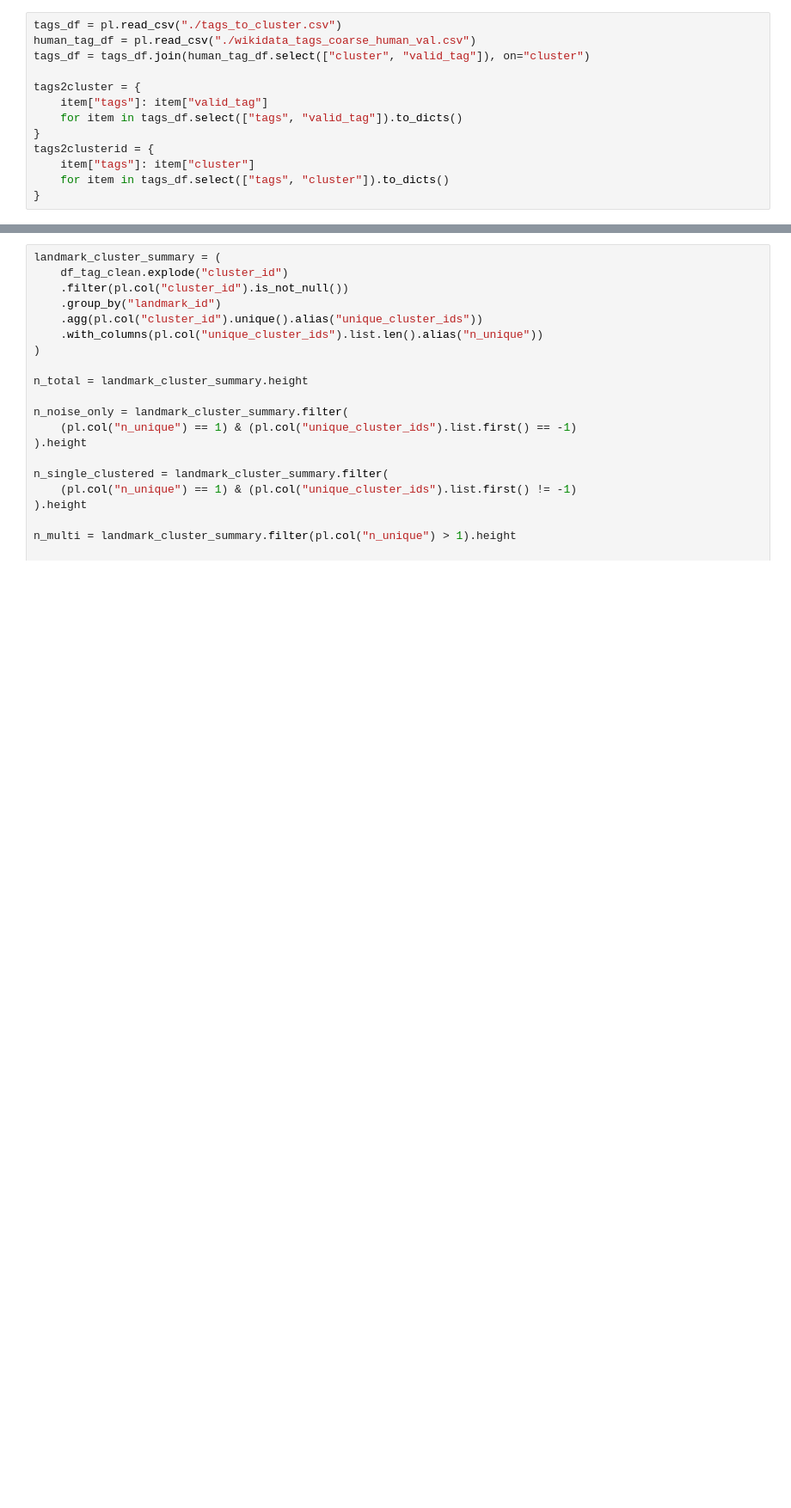
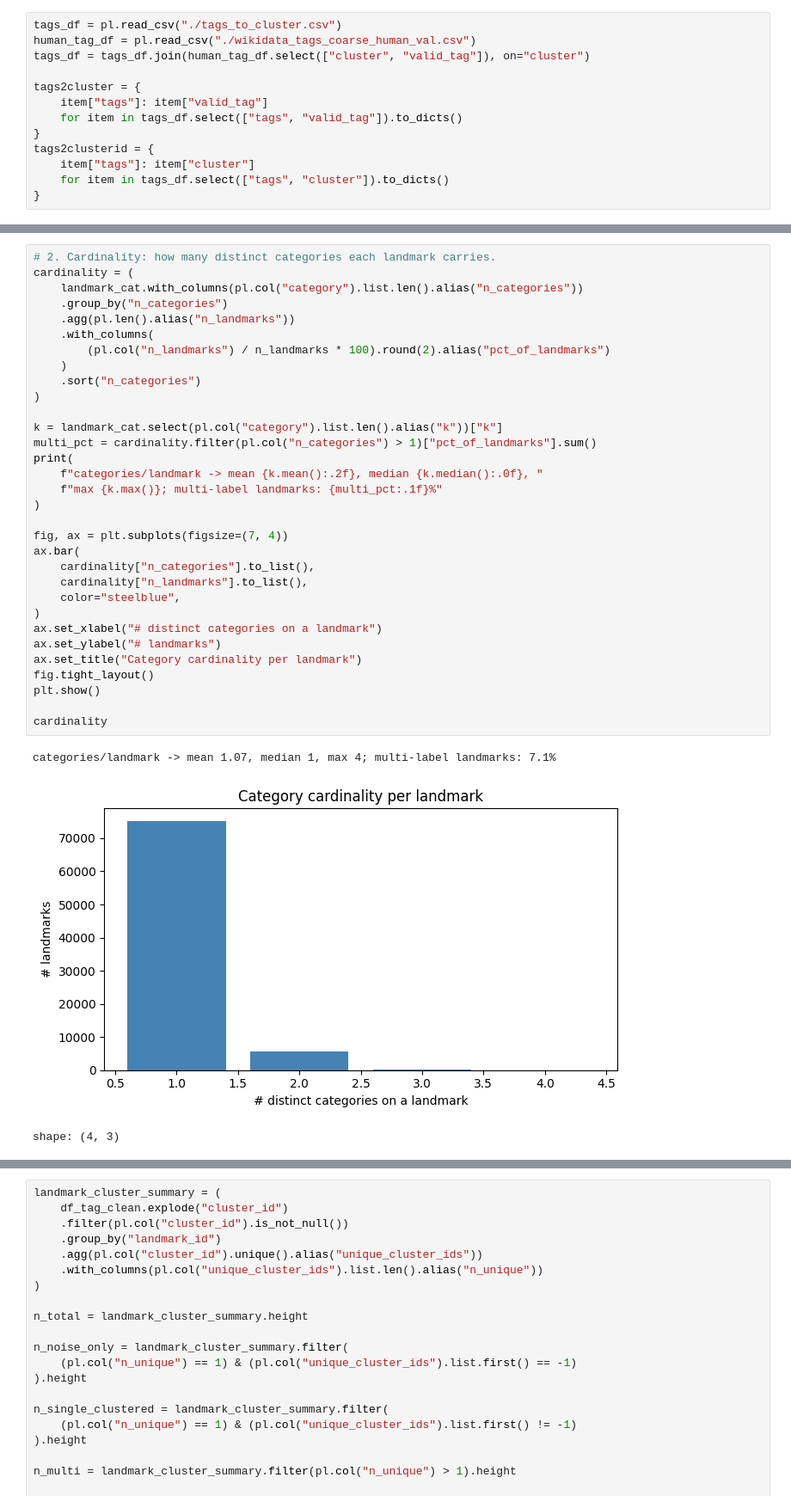
Before and after one commit to fhrzn/geocir, a Jupyter notebook: notebooks/wikidata.ipynb, the cells around one changed output, grey strips where cells are left out. Shown at 86% size. Drawn from its saved outputs; the diff is of its cells as text; blank space fills up the shorter version.

```diff
--- a/notebooks/wikidata.ipynb
+++ b/notebooks/wikidata.ipynb
@@ -537,0 +770,36 @@ df_tag_clean = df_tag_clean.with_columns(
+# %%
+# 2. Cardinality: how many distinct categories each landmark carries.
+cardinality = (
+    landmark_cat.with_columns(pl.col("category").list.len().alias("n_categories"))
+    .group_by("n_categories")
+    .agg(pl.len().alias("n_landmarks"))
+    .with_columns(
+        (pl.col("n_landmarks") / n_landmarks * 100).round(2).alias("pct_of_landmarks")
+    )
+    .sort("n_categories")
+)
+
+k = landmark_cat.select(pl.col("category").list.len().alias("k"))["k"]
+multi_pct = cardinality.filter(pl.col("n_categories") > 1)["pct_of_landmarks"].sum()
+print(
+    f"categories/landmark -> mean {k.mean():.2f}, median {k.median():.0f}, "
+    f"max {k.max()}; multi-label landmarks: {multi_pct:.1f}%"
+)
+
+fig, ax = plt.subplots(figsize=(7, 4))
+ax.bar(
+    cardinality["n_categories"].to_list(),
+    cardinality["n_landmarks"].to_list(),
+    color="steelblue",
+)
+ax.set_xlabel("# distinct categories on a landmark")
+ax.set_ylabel("# landmarks")
+ax.set_title("Category cardinality per landmark")
+fig.tight_layout()
+plt.show()
+
+cardinality
+# %% [output]
+categories/landmark -> mean 1.07, median 1, max 4; multi-label landmarks: 7.1%
+[figure, added]
+shape: (4, 3)
```
Also changed, not shown: parts of 27 cells of this notebook, 1 other file.
